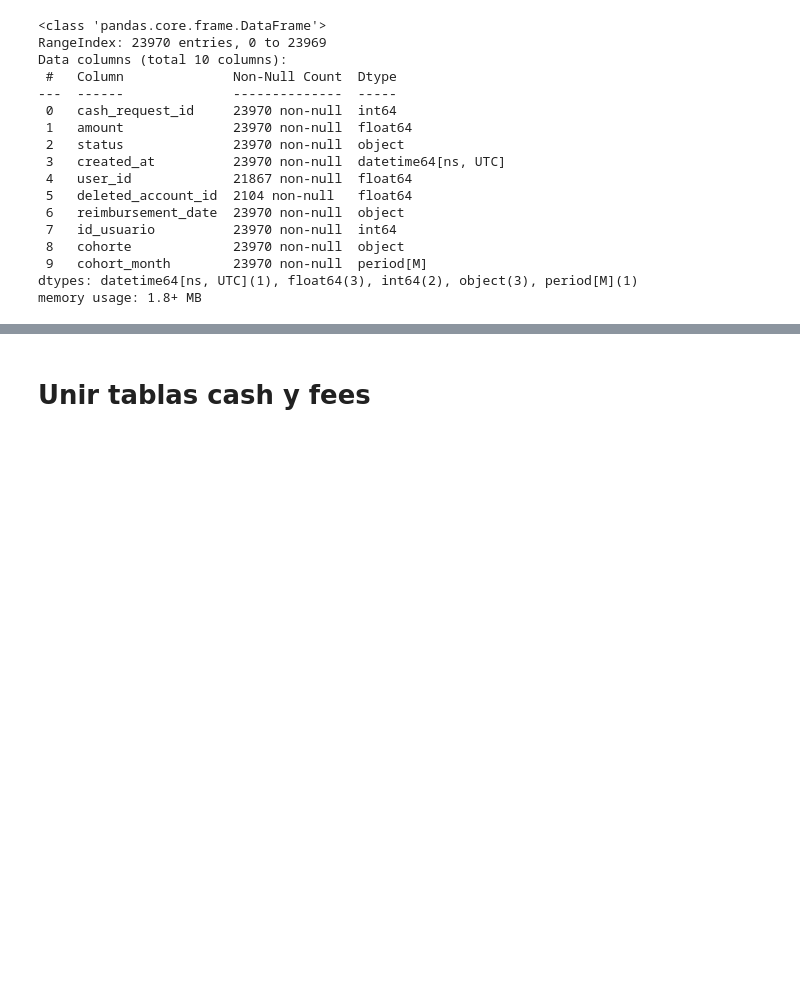
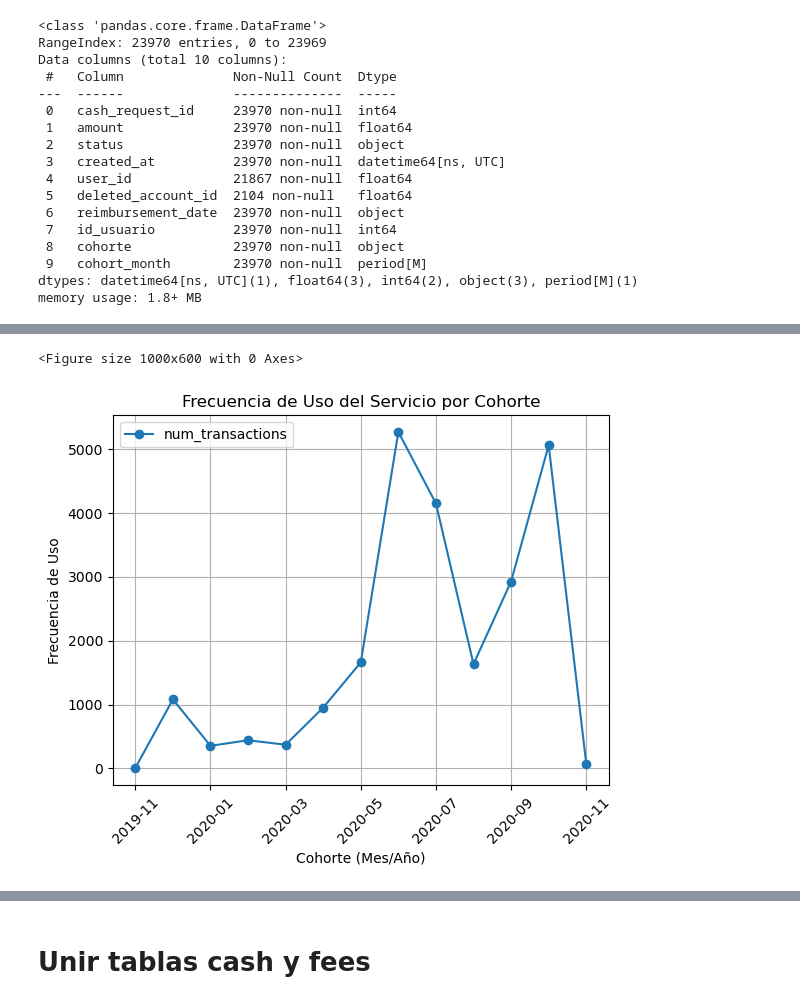
Before and after one commit to cutmountain/ironhack-data-analytics, a Jupyter notebook: modulo-1/sesion-15/project-1-ironhack-payments-es-main/ironhack-payments.ipynb, the cells around one changed output, grey strips where cells are left out. Saved outputs shown, nothing was run; the diff lists cells and outputs as text; code cells hidden in the pictures; blank space fills up the shorter version.

```diff
--- a/modulo-1/sesion-15/project-1-ironhack-payments-es-main/ironhack-payments.ipynb
+++ b/modulo-1/sesion-15/project-1-ironhack-payments-es-main/ironhack-payments.ipynb
@@ -426,0 +432,5 @@ cash_cohorts[cash_cohorts['cohorte']=='2020-08'].shape #1632
+# %%
+# Frecuencia de uso del servicio por cohorte
+transactions_by_cohort = cash_cohorts.groupby('cohorte')['cash_request_id'].nunique().reset_index()
+transactions_by_cohort.columns = ['cohorte','num_transactions']
+print(transactions_by_cohort)
@@ -426,0 +452,3 @@ cash_cohorts[cash_cohorts['cohorte']=='2020-08'].shape #1632
+# %%
+transactions_by_cohort.set_index('cohorte', inplace=True)
+print(transactions_by_cohort.index)
@@ -426,0 +478,13 @@ cash_cohorts[cash_cohorts['cohorte']=='2020-08'].shape #1632
+# %%
+# Crear un gráfico de líneas para visualizar la frecuencia de uso por cohorte
+plt.figure(figsize=(10, 6))
+transactions_by_cohort.plot(kind='line', marker='o')
+plt.title('Frecuencia de Uso del Servicio por Cohorte')
+plt.xlabel('Cohorte (Mes/Año)')
+plt.ylabel('Frecuencia de Uso')
+plt.grid(True)
+plt.xticks(rotation=45)
+plt.show()
+# %% [output]
+<Figure size 1000x600 with 0 Axes>
+[figure, added]
```
Also changed, not shown: parts of 15 cells of this notebook.
